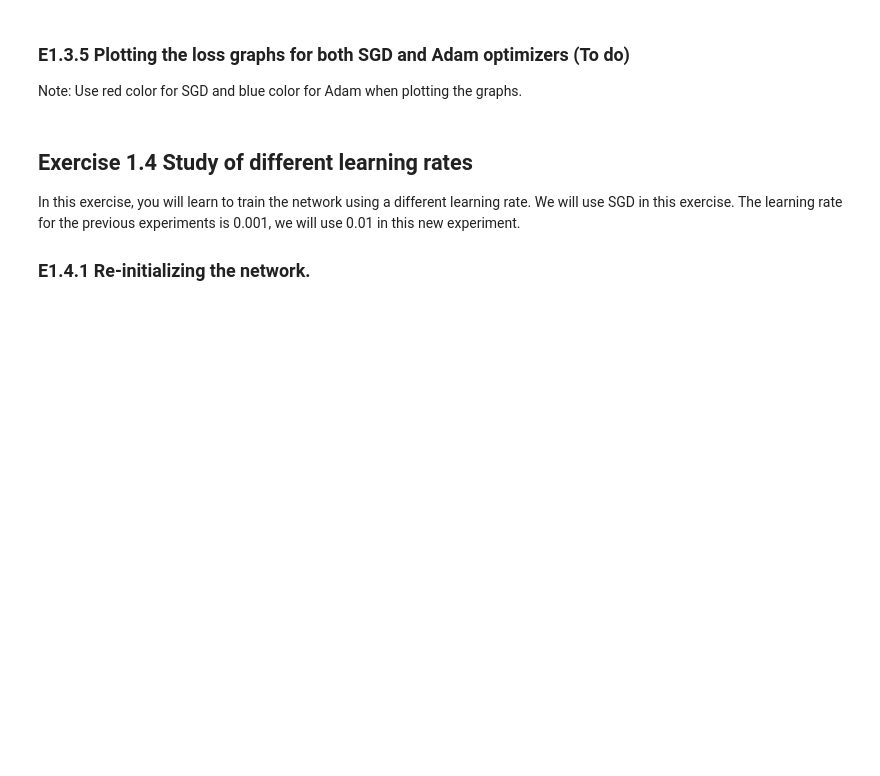
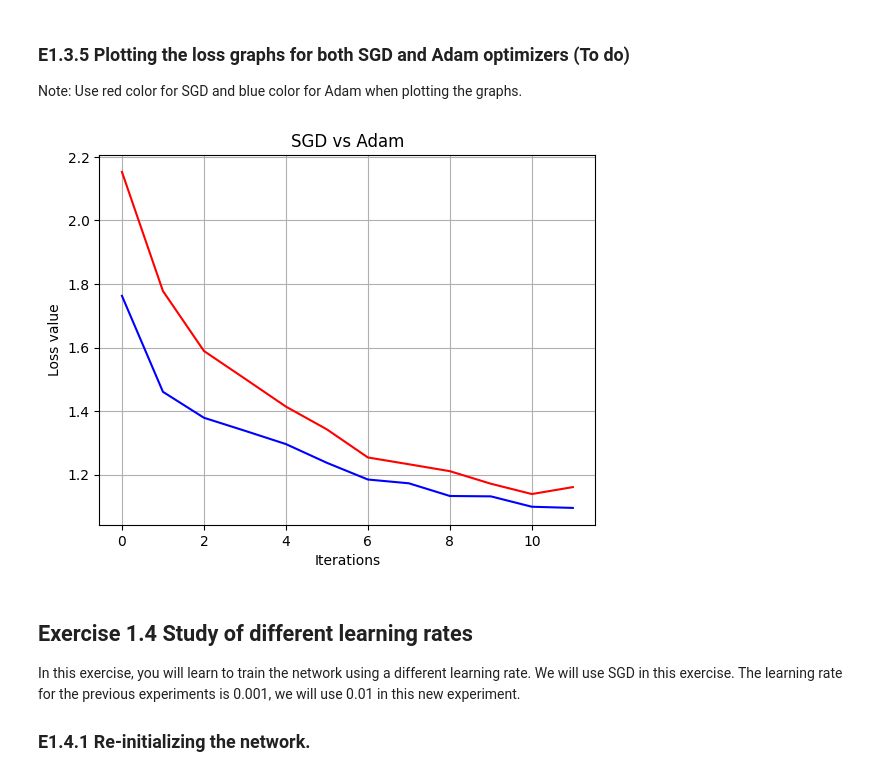
Before and after one commit to HoundZel/IE4424, a Jupyter notebook: week4/Part1_Image_Classification.ipynb, the cells around one changed output. Saved outputs shown, nothing was run; the diff lists cells and outputs as text; code cells hidden in the pictures; blank space fills up the shorter version.

```diff
--- a/week4/Part1_Image_Classification.ipynb
+++ b/week4/Part1_Image_Classification.ipynb
@@ -295,10 +368,7 @@ with torch.no_grad():
         for i in range(4):
             label = labels[i]
             class_correct[label] += c[i].item()
-            # To do
-
-
-
+            class_total[label] += 1
 
 for i in range(10):
     print('Accuracy of %5s : %2d %%' % (
@@ -328,3 +404,9 @@ criterion = nn.CrossEntropyLoss()
+# %%
+import torch.optim as optim
+
+criterion = nn.CrossEntropyLoss()
+
+optimizer = optim.Adam(net.parameters(), lr=0.001, betas=(0.9, 0.999), eps=1e-08, weight_decay=0, amsgrad=False)
 # %% [markdown]
 ### E1.3.3 Training the network with Adam optimizer
 # %%
@@ -387,3 +483,17 @@ Note: Use red color for SGD and blue color for Adam when plotting the graphs.
+# %%
+# Plot the training loss curve
+
+# evenly sampled time at 200ms intervals
+fig, ax = plt.subplots()
+
+# 'r' means red for the first curve, 'b' means blue for the second curve.
+ax.plot(loss_list, 'r', loss_list_adam, 'b')
+ax.set(xlabel='Iterations', ylabel='Loss value',
+       title='SGD vs Adam')
+ax.grid()
+plt.show()
+# %% [output]
+[figure, added]
 # %% [markdown]
 ## Exercise 1.4 Study of different learning rates
 
```
Also changed, not shown: parts of 22 cells of this notebook, 3 other files.
